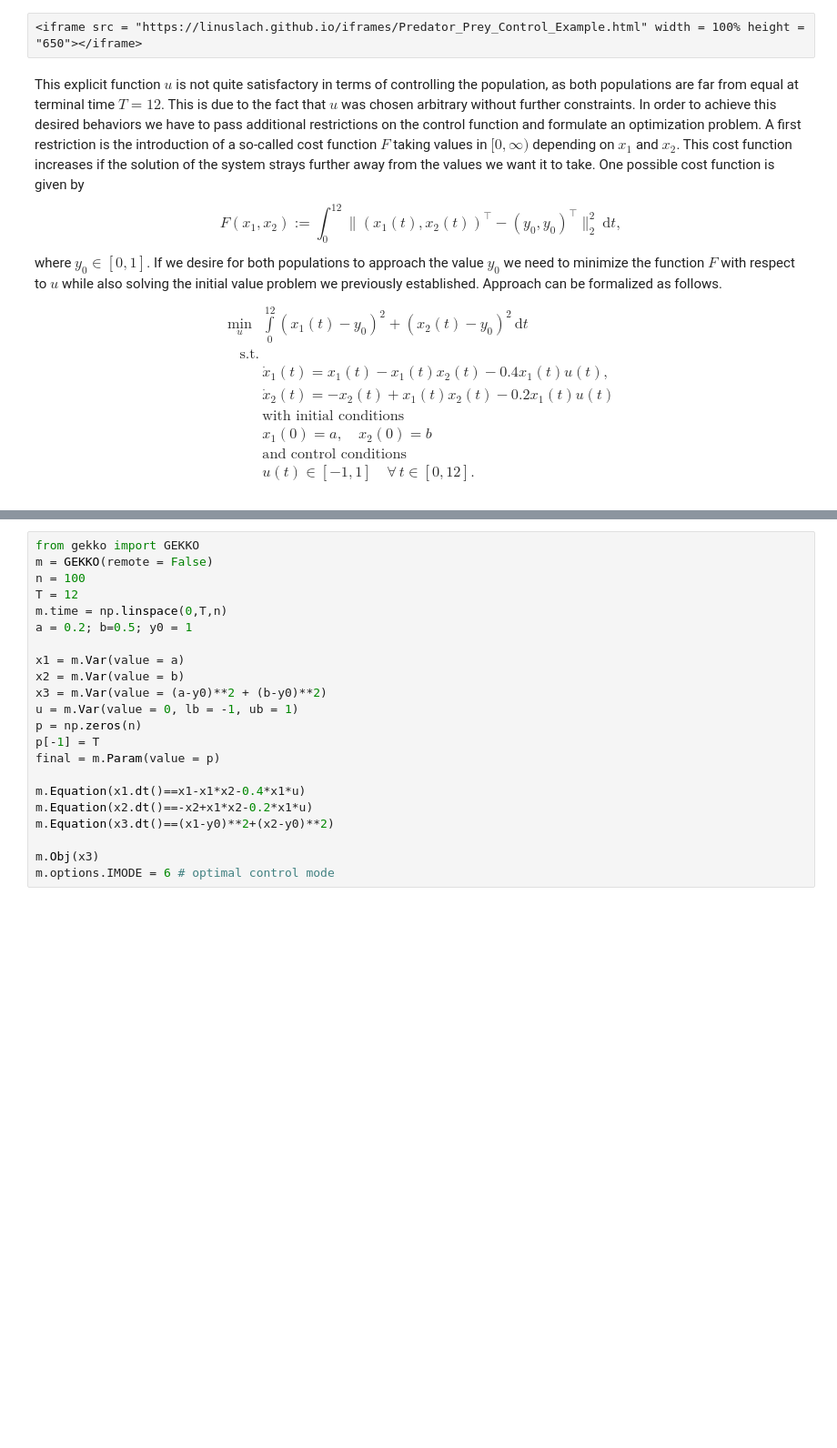
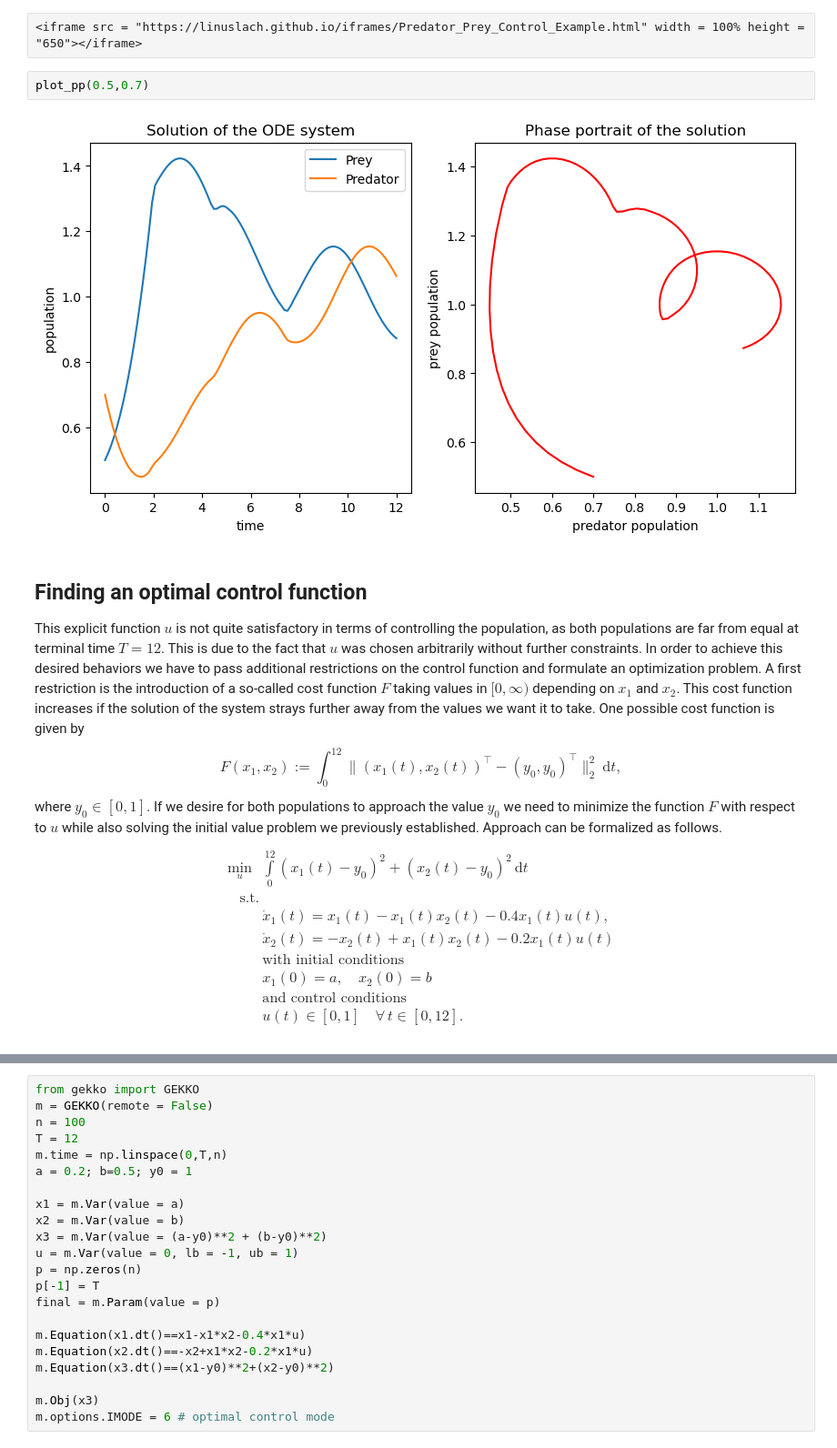
Before and after one commit to LinusLach/Blog, a Jupyter notebook: posts/post-with-code/Optimal-Control/Predator_Prey_Intro.ipynb, the cells around one changed output, grey strips where cells are left out. Shown at 91% size. Saved outputs shown, nothing was run; the diff lists cells and outputs as text; blank space fills up the shorter version.

```diff
--- a/posts/post-with-code/Optimal-Control/Predator_Prey_Intro.ipynb
+++ b/posts/post-with-code/Optimal-Control/Predator_Prey_Intro.ipynb
@@ -148,15 +158,19 @@ interact(plot_pp, a= slid1 ,b=slid2);
 interactive(children=(FloatSlider(value=0.5, description='Initial Prey Population', layout=Layout(width='400px…
 # %% [raw]
 <iframe src = "https://linuslach.github.io/iframes/Predator_Prey_Control_Example.html" width = 100% height = "650"></iframe>
+# %%
+plot_pp(0.5,0.7)
+# %% [output]
+[figure, added]
 # %% [markdown]
-This explicit function $u$ is not quite satisfactory in terms of controlling the population, as both populations are far from equal at terminal time $T=12$. This is due to the fact that $u$ was chosen arbitrary without further constraints. In order to achieve this desired behaviors we have to pass additional restrictions on the control function and formulate an optimization problem. A first restriction is the introduction of a so-called cost function $F$ taking values in $[0,\infty)$ depending on
+## Finding an optimal control function
+This explicit function $u$ is not quite satisfactory in terms of controlling the population, as both populations are far from equal at terminal time $T=12$. This is due to the fact that $u$ was chosen arbitrarily without further constraints. In order to achieve this desired behaviors we have to pass additional restrictions on the control function and formulate an optimization problem. A first restriction is the introduction of a so-called cost function $F$ taking values in $[0,\infty)$ depending on
  $x_1$ and $x_2$. This cost function increases if the solution of the system strays further away from the values we want it to take.
 One possible cost function is given by
 \begin{equation*}
     F(x_1,x_2) := \int_0^{12} \|\left(x_1(t),x_2(t)\right)^\top- \left(y_0,y_0\right)^\top\|_2^2\: \mathrm{d}t,
 \end{equation*}
-where $y_0\in[0,1]$. If we desire for both populations to approach the value $y_0$ we need to minimize the function $F$ with respect to $u$
-while also solving the initial value problem we previously established.
+where $y_0\in[0,1]$. If we desire for both populations to approach the value $y_0$ we need to minimize the function $F$ with respect to $u$ while also solving the initial value problem we previously established.
 Approach can be formalized as follows.
 \begin{align*}
     \min_{u}\;\ &\int\limits_0^{12} (x_1(t)-y_0)^2+(x_2(t)-y_0)^2\,\mathrm{d}t\\
@@ -166,7 +180,7 @@ Approach can be formalized as follows.
     &\text{with initial conditions}\\
     &x_1(0)= a, \quad x_2(0)= b\\
     &\text{and control conditions}\\
-    &u(t)\in [-1,1]\quad \forall\,t \in [0,12].
+    &u(t)\in [0,1]\quad \forall\,t \in [0,12].
 \end{align*}
 # %% [markdown]
 There are a number of different methods for solving the problem above. One rather simple approach we can choose is to modify the optimization problem in a way that the cost function is treated as an additional variable to our system.
```
Also changed, not shown: parts of 15 cells of this notebook, 23 other files.
